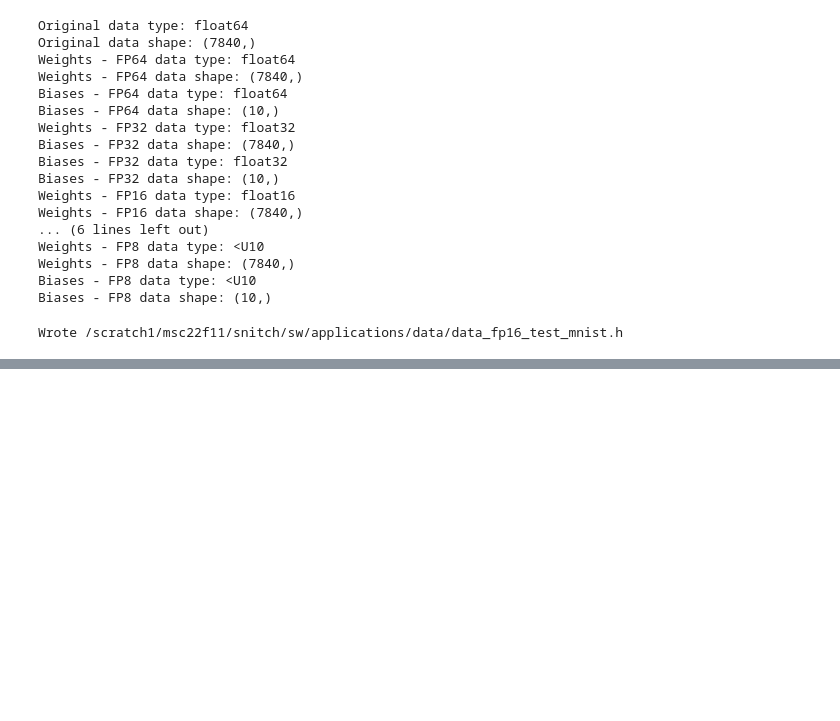
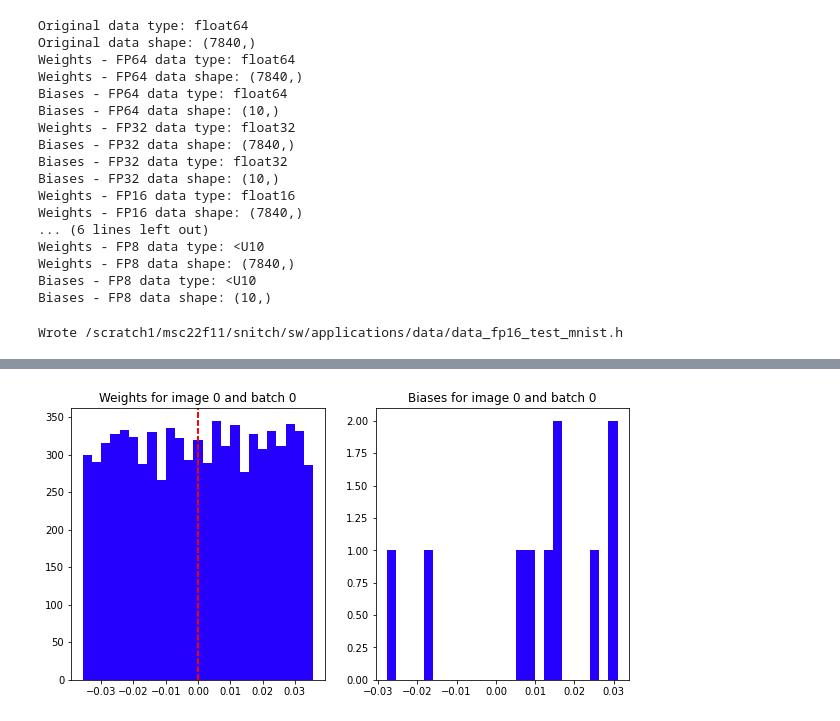
Before and after one commit to viv-eth/snitch, a Jupyter notebook: sw/applications/src/header_file.ipynb, the cells around one changed output, grey strips where cells are left out. Cells and saved outputs as stored; diff of their text form; code cells hidden in the pictures; blank space fills up the shorter version.

```diff
--- a/sw/applications/src/header_file.ipynb
+++ b/sw/applications/src/header_file.ipynb
@@ -484,0 +794,15 @@ Activations FP16: tensor([[ 0.0532,  0.1615,  0.2876,  0.0099,  0.2178, -0.2915,
+# %%
+# get the minimum FP32 value
+min_fp32 = np.finfo(np.float32).min
+print(min_fp32)
+# get the maximum FP32 value
+max_fp32 = np.finfo(np.float32).max
+print(max_fp32)
+# get the minimum positive FP32 value
+min_pos_fp32 = np.nextafter(np.float32(0), np.float32(1))
+print(min_pos_fp32)
+# get the minimum negative FP32 value
+min_neg_fp32 = np.nextafter(np.float32(0), np.float32(-1))
+print(min_neg_fp32)
+zero_fp32 = np.float32(0)
+print(zero_fp32)
@@ -484,0 +815,67 @@ Activations FP16: tensor([[ 0.0532,  0.1615,  0.2876,  0.0099,  0.2178, -0.2915,
+# %%
+# DRAW HISTOGRAM OF WEIGHTS
+# import optimizers
+import torch.optim as optim
+torch.manual_seed(42)
+
+# make plot larger
+plt.rcParams['figure.figsize'] = [10, 5]
+
+net = LinLayer()
+weights = net.lin.weight
+print("initial weights shape: {}".format(weights.shape))
+biases = net.lin.bias
+print("initial biases shape: {}".format(biases.shape))
+
+# define the optimizer
+optimizer = optim.SGD(net.parameters(), lr=0.5)
+
+# define the loss function
+loss_fn = torch.nn.CrossEntropyLoss()
+
+num_batches = 10
+it = iter(mnist_dl)
+batch_size = 256
+cm = get_cmap(batch_size)
+for j in range(num_batches):
+    rand_idx = np.random.randint(0, 255)
+    for i in range(batch_size):
+        # print(f'--------------- Iteration {i} ---------------')
+        im, label = next(it)
+        net.zero_grad()
+        # zero the gradients
+        optimizer.zero_grad()
+
+        output = net(im.to(torch.float64))
+        weights = net.lin.weight
+        biases = net.lin.bias
+
+        if i % (batch_size) == 0:
+            # plot histogram of weights and biases next to each other
+            fig, (ax1, ax2) = plt.subplots(1, 2)
+            # generate a random number from 0 .. BATCH_SIZE
+            rand_num = np.random.randint(0, batch_size)
+
+            ax1.hist(weights.detach().flatten(), bins=25, color=cm(rand_num))
+            # plot minimum FP32 value
+            # ax1.axvline(x=min_fp32, color='r', linestyle='--')
+            # plot maximum FP32 value
+            # ax1.axvline(x=max_fp32, color='r', linestyle='--')
+            # plot minimum positive FP32 value
+            ax1.axvline(x=min_pos_fp32, color='r', linestyle='--')
+            # plot minimum negative FP32 value
+            ax1.axvline(x=min_neg_fp32, color='r', linestyle='--')
+            # plot zero FP32 value
+            ax1.axvline(x=zero_fp32, color='r', linestyle='--')
+            ax1.set_title('Weights for image {} and batch {}'.format(i, j))
+            ax2.hist(biases.detach().flatten(), bins=25, color=cm(rand_num))
+            ax2.set_title('Biases for image {} and batch {}'.format(i, j))
+            plt.show()
+
+        loss = loss_fn(output, label)
+        loss.backward()
+
+        # update the parmeters
+        optimizer.step()
+        # print(f'--------------- Iteration {i} completed --------------- \n')
+# %% [output]
@@ -484,0 +884 @@ Activations FP16: tensor([[ 0.0532,  0.1615,  0.2876,  0.0099,  0.2178, -0.2915,
+[figure, added]
```
Also changed, not shown: parts of 21 cells of this notebook, 3 other files.
